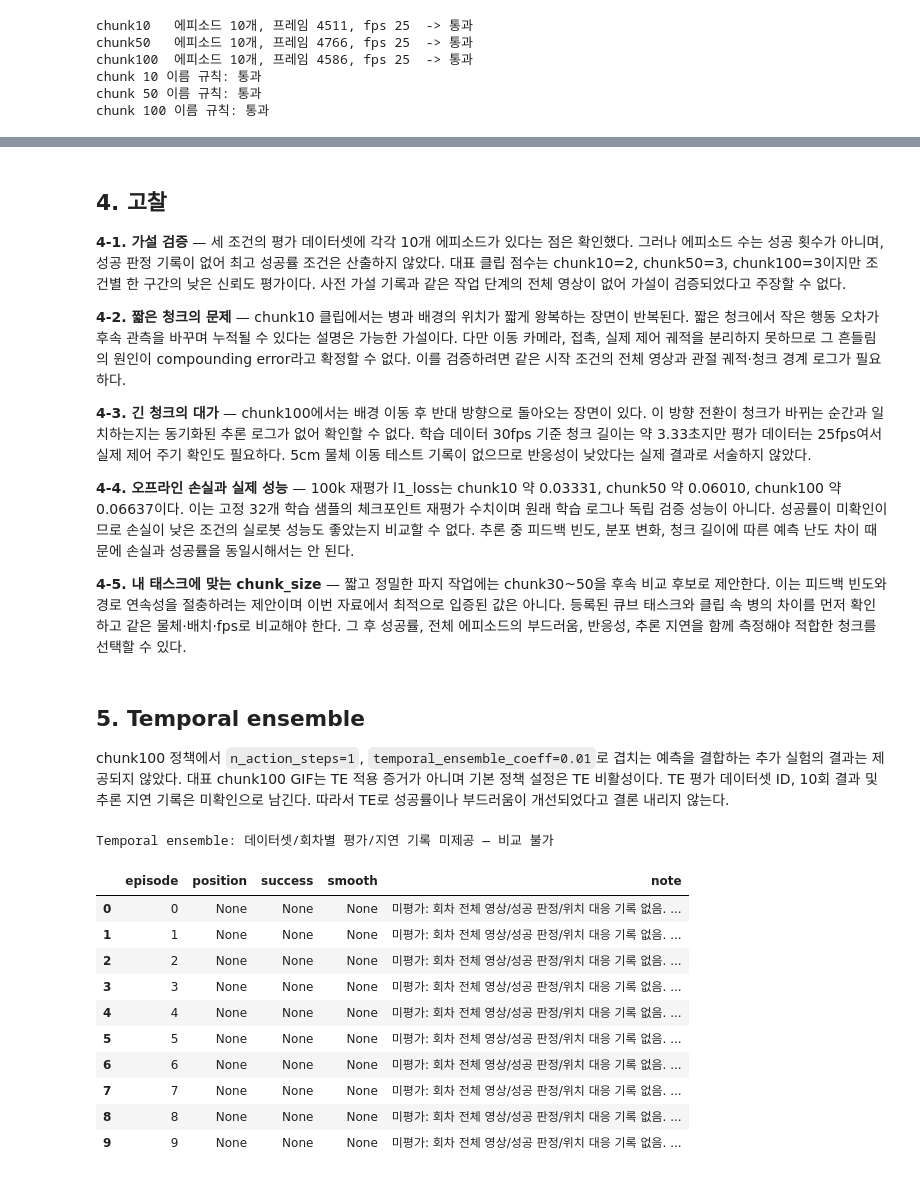
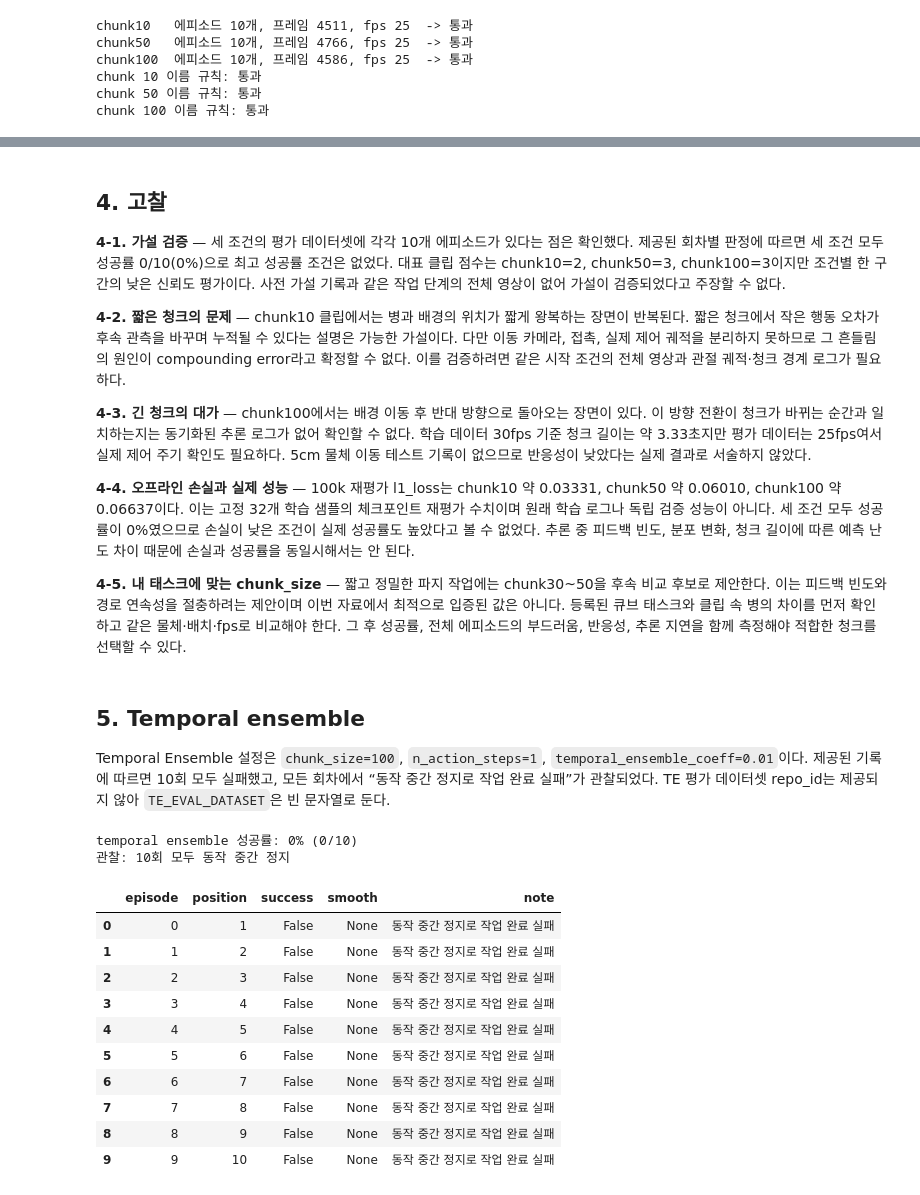
Before and after one commit to GoJunHyeob/RobotTask, a Jupyter notebook: assignments/assignment_3.ipynb, the cells around one changed output, grey strips where cells are left out. Drawn from its saved outputs; the diff is of its cells as text; code cells hidden in the pictures.

Commit message:
Record ACT rollout outcomes and temporal ensemble failures

```diff
--- a/assignments/assignment_3.ipynb
+++ b/assignments/assignment_3.ipynb
@@ -420,7 +397,7 @@ cam2 및 전체 에피소드의 종결 장면은 이 대표 GIF 평가의 근거
 ## 4. 고찰
 
 **4-1. 가설 검증** — 세 조건의 평가 데이터셋에 각각 10개 에피소드가 있다는 점은 확인했다.
-그러나 에피소드 수는 성공 횟수가 아니며, 성공 판정 기록이 없어 최고 성공률 조건은 산출하지 않았다.
+제공된 회차별 판정에 따르면 세 조건 모두 성공률 0/10(0%)으로 최고 성공률 조건은 없었다.
 대표 클립 점수는 chunk10=2, chunk50=3, chunk100=3이지만 조건별 한 구간의 낮은 신뢰도 평가이다.
 사전 가설 기록과 같은 작업 단계의 전체 영상이 없어 가설이 검증되었다고 주장할 수 없다.
 
@@ -436,7 +413,7 @@ cam2 및 전체 에피소드의 종결 장면은 이 대표 GIF 평가의 근거
 
 **4-4. 오프라인 손실과 실제 성능** — 100k 재평가 l1_loss는 chunk10 약 0.03331, chunk50 약 0.06010, chunk100 약 0.06637이다.
 이는 고정 32개 학습 샘플의 체크포인트 재평가 수치이며 원래 학습 로그나 독립 검증 성능이 아니다.
-성공률이 미확인이므로 손실이 낮은 조건의 실로봇 성능도 좋았는지 비교할 수 없다.
+세 조건 모두 성공률이 0%였으므로 손실이 낮은 조건이 실제 성공률도 높았다고 볼 수 없었다.
 추론 중 피드백 빈도, 분포 변화, 청크 길이에 따른 예측 난도 차이 때문에 손실과 성공률을 동일시해서는 안 된다.
 
 **4-5. 내 태스크에 맞는 chunk_size** — 짧고 정밀한 파지 작업에는 chunk30~50을 후속 비교 후보로 제안한다.
@@ -445,29 +422,32 @@ cam2 및 전체 에피소드의 종결 장면은 이 대표 GIF 평가의 근거
 그 후 성공률, 전체 에피소드의 부드러움, 반응성, 추론 지연을 함께 측정해야 적합한 청크를 선택할 수 있다.
 # %% [markdown]
 ## 5. Temporal ensemble
-chunk100 정책에서 `n_action_steps=1`, `temporal_ensemble_coeff=0.01`로 겹치는 예측을 결합하는
-추가 실험의 결과는 제공되지 않았다. 대표 chunk100 GIF는 TE 적용 증거가 아니며 기본 정책 설정은 TE 비활성이다.
-TE 평가 데이터셋 ID, 10회 결과 및 추론 지연 기록은 미확인으로 남긴다.
-따라서 TE로 성공률이나 부드러움이 개선되었다고 결론 내리지 않는다.
+Temporal Ensemble 설정은 `chunk_size=100`, `n_action_steps=1`, `temporal_ensemble_coeff=0.01`이다.
+제공된 기록에 따르면 10회 모두 실패했고, 모든 회차에서 “동작 중간 정지로 작업 완료 실패”가 관찰되었다.
+TE 평가 데이터셋 repo_id는 제공되지 않아 `TE_EVAL_DATASET`은 빈 문자열로 둔다.
 # %%
 TE_EVAL_DATASET = ""
-te_results = blank()
+te_results = [{"episode": i, "position": i + 1, "success": False,
+               "smooth": None, "note": "동작 중간 정지로 작업 완료 실패"}
+              for i in range(10)]
 te_info = None
 te_df = pd.DataFrame(te_results)
-print("Temporal ensemble: 데이터셋/회차별 평가/지연 기록 미제공 — 비교 불가")
+print(f"temporal ensemble 성공률: {te_df['success'].astype(float).mean()*100:.0f}% (0/10)")
+print("관찰: 10회 모두 동작 중간 정지")
 display(te_df)
 # %% [output]
-Temporal ensemble: 데이터셋/회차별 평가/지연 기록 미제공 — 비교 불가
+temporal ensemble 성공률: 0% (0/10)
+관찰: 10회 모두 동작 중간 정지
 |  | episode | position | success | smooth | note |
-| 0 | 0 | None | None | None | 미평가: 회차 전체 영상/성공 판정/위치 대응 기록 없음. ... |
-| 1 | 1 | None | None | None | 미평가: 회차 전체 영상/성공 판정/위치 대응 기록 없음. ... |
-| 2 | 2 | None | None | None | 미평가: 회차 전체 영상/성공 판정/위치 대응 기록 없음. ... |
-| 3 | 3 | None | None | None | 미평가: 회차 전체 영상/성공 판정/위치 대응 기록 없음. ... |
-| 4 | 4 | None | None | None | 미평가: 회차 전체 영상/성공 판정/위치 대응 기록 없음. ... |
-| 5 | 5 | None | None | None | 미평가: 회차 전체 영상/성공 판정/위치 대응 기록 없음. ... |
-| 6 | 6 | None | None | None | 미평가: 회차 전체 영상/성공 판정/위치 대응 기록 없음. ... |
-| 7 | 7 | None | None | None | 미평가: 회차 전체 영상/성공 판정/위치 대응 기록 없음. ... |
-| 8 | 8 | None | None | None | 미평가: 회차 전체 영상/성공 판정/위치 대응 기록 없음. ... |
-| 9 | 9 | None | None | None | 미평가: 회차 전체 영상/성공 판정/위치 대응 기록 없음. ... |
+| 0 | 0 | 1 | False | None | 동작 중간 정지로 작업 완료 실패 |
+| 1 | 1 | 2 | False | None | 동작 중간 정지로 작업 완료 실패 |
+| 2 | 2 | 3 | False | None | 동작 중간 정지로 작업 완료 실패 |
+| 3 | 3 | 4 | False | None | 동작 중간 정지로 작업 완료 실패 |
+| 4 | 4 | 5 | False | None | 동작 중간 정지로 작업 완료 실패 |
+| 5 | 5 | 6 | False | None | 동작 중간 정지로 작업 완료 실패 |
+| 6 | 6 | 7 | False | None | 동작 중간 정지로 작업 완료 실패 |
+| 7 | 7 | 8 | False | None | 동작 중간 정지로 작업 완료 실패 |
+| 8 | 8 | 9 | False | None | 동작 중간 정지로 작업 완료 실패 |
+| 9 | 9 | 10 | False | None | 동작 중간 정지로 작업 완료 실패 |
 # %% [markdown]
 ## 제출 전 체크리스트
```
Also changed, not shown: parts of 7 cells of this notebook, 4 other files.
